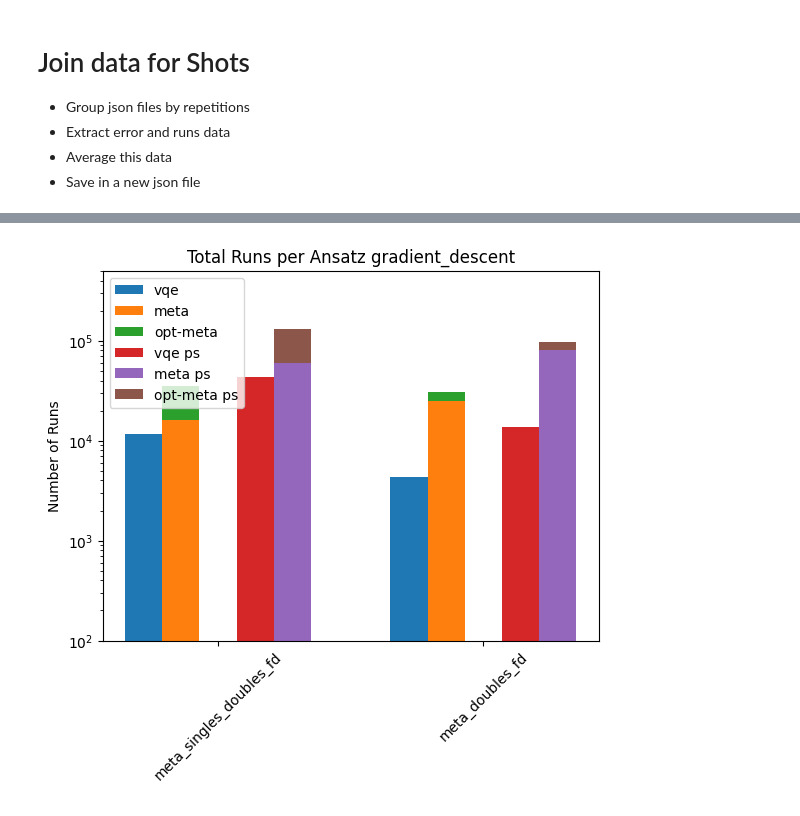
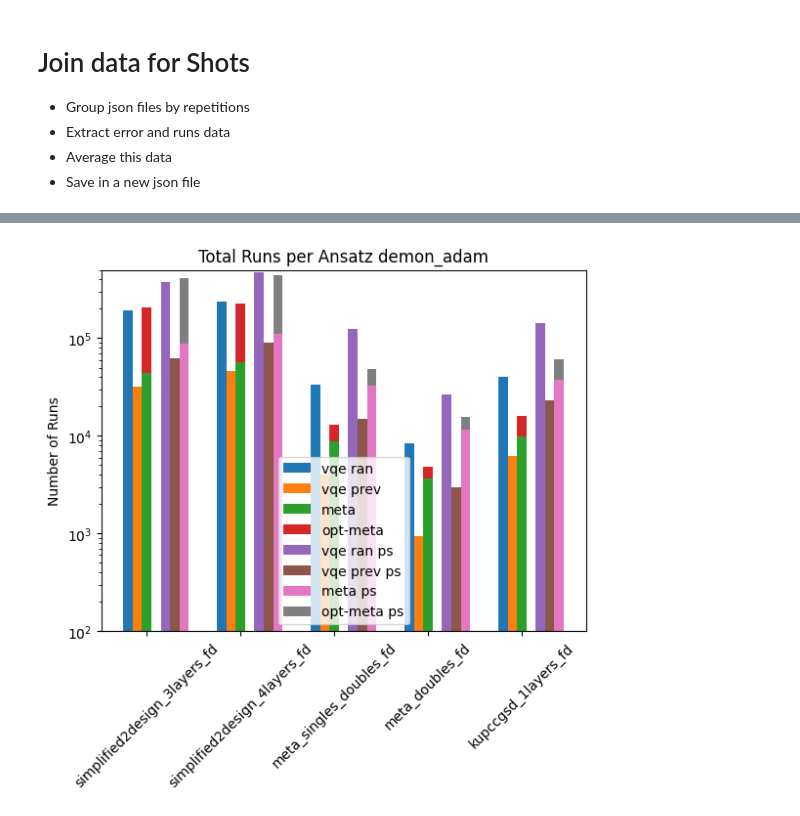
Before and after one commit to sergioandrescs/meta-VQE-pennylane, a Jupyter notebook: catalyst/exp_runs/join_data_plots.ipynb, the cells around one changed output, grey strips where cells are left out. Cells and saved outputs as stored; diff of their text form; code cells hidden in the pictures.

Commit message:
Add random VQE for comparison

```diff
--- a/catalyst/exp_runs/join_data_plots.ipynb
+++ b/catalyst/exp_runs/join_data_plots.ipynb
@@ -17,7 +17,7 @@ from sklearn.metrics import mean_squared_error
 
 
 optimizers = ["gradient_descent", "spsa", "adam", "demon_adam"]
-train_types= ['vqe','meta', 'opt_meta']
+train_types= ['vqe_random', 'vqe_previous','meta', 'opt_meta']
 
 with open('./h2_fci.json', 'r') as reader:
     # Read & print the entire file
@@ -38,6 +38,6 @@ print(len(f))
 # %%
 # Ordered by pairs - fd,ps
-main_groups = ["meta_singles_doubles_fd", "meta_singles_doubles_ps", "meta_doubles_fd", "meta_doubles_ps"]
+main_groups = ["simplified2design_3layers_fd", "simplified2design_3layers_ps", "simplified2design_4layers_fd", "simplified2design_4layers_ps","meta_singles_doubles_fd", "meta_singles_doubles_ps", "meta_doubles_fd", "meta_doubles_ps","kupccgsd_1layers_fd", "kupccgsd_1layers_ps"]
 # %%
 condensed_data = []
 
@@ -122,43 +132,47 @@ index_per_runs_plot_ps = [1,3]
 # %%
-opt_runs = optimizers[0]
+opt_runs = optimizers[3]
 
 fig, ax = plt.subplots()
 
-vqe_data = [condensed_data[idx][opt_runs]["runs"][0]*overheads_fd[count] for count,idx in enumerate(index_per_runs_plot_fd)]
-meta_runs = [condensed_data[idx][opt_runs]["runs"][1]*overheads_fd[count]*5 for count,idx in enumerate(index_per_runs_plot_fd)]
-opt_meta_data = [condensed_data[idx][opt_runs]["runs"][2]*overheads_fd[count] for count,idx in enumerate(index_per_runs_plot_fd)]
+vqe_ran_data = [condensed_data[idx][opt_runs]["runs"][0]*overheads_fd[count] for count,idx in enumerate(index_per_runs_plot_fd)]
+vqe_prev_data = [condensed_data[idx][opt_runs]["runs"][1]*overheads_fd[count] for count,idx in enumerate(index_per_runs_plot_fd)]
+meta_runs = [condensed_data[idx][opt_runs]["runs"][2]*overheads_fd[count]*5 for count,idx in enumerate(index_per_runs_plot_fd)]
+opt_meta_data = [condensed_data[idx][opt_runs]["runs"][3]*overheads_fd[count] for count,idx in enumerate(index_per_runs_plot_fd)]
 
-vqe_data_ps = [condensed_data[idx][opt_runs]["runs"][0]*overheads_ps[count] for count,idx in enumerate(index_per_runs_plot_ps)]
-meta_runs_ps = [condensed_data[idx][opt_runs]["runs"][1]*overheads_ps[count]*5 for count,idx in enumerate(index_per_runs_plot_ps)]
-opt_meta_data_ps = [condensed_data[idx][opt_runs]["runs"][2]*overheads_ps[count] for count,idx in enumerate(index_per_runs_plot_ps)]
+vqe_ran_data_ps = [condensed_data[idx][opt_runs]["runs"][0]*overheads_ps[count] for count,idx in enumerate(index_per_runs_plot_ps)]
+vqe_prev_data_ps = [condensed_data[idx][opt_runs]["runs"][1]*overheads_ps[count] for count,idx in enumerate(index_per_runs_plot_ps)]
+meta_runs_ps = [condensed_data[idx][opt_runs]["runs"][2]*overheads_ps[count]*5 for count,idx in enumerate(index_per_runs_plot_ps)]
+opt_meta_data_ps = [condensed_data[idx][opt_runs]["runs"][3]*overheads_ps[count] for count,idx in enumerate(index_per_runs_plot_ps)]
 
 
 
-ind = np.arange(len(vqe_data))
+ind = np.arange(len(vqe_ran_data))
 
-width = 0.14                    # the width of the bars
+width = 0.1                    # the width of the bars
 
 ax.set_ylabel('Number of Runs')
 ax.set_title(f'Total Runs per Ansatz {opt_runs}')
 xTickMarks = [main_groups[idx] for idx in index_per_runs_plot_fd]
 ax.set_xticks(ind+(2*width))
 xtickNames = ax.set_xticklabels(xTickMarks)
 plt.setp(xtickNames, rotation=45, fontsize=10)
 
 
-plt.bar(np.arange(len(vqe_data)), vqe_data, width=width, label = "vqe")
-plt.bar(np.arange(len(meta_runs))+ width, meta_runs, width=width, label="meta")
-plt.bar(np.arange(len(opt_meta_data))+ width, opt_meta_data, width=width, bottom= meta_runs, label="opt-meta")
+plt.bar(np.arange(len(vqe_ran_data)), vqe_ran_data, width=width, label = "vqe ran")
+plt.bar(np.arange(len(vqe_prev_data))+ width, vqe_prev_data, width=width, label = "vqe prev")
+plt.bar(np.arange(len(meta_runs))+ width*2, meta_runs, width=width, label="meta")
+plt.bar(np.arange(len(opt_meta_data))+ width*2, opt_meta_data, width=width, bottom= meta_runs, label="opt-meta")
 
-plt.bar(np.arange(len(vqe_data_ps))+ width*3, vqe_data_ps, width=width, label="vqe ps")
-plt.bar(np.arange(len(meta_runs_ps))+ width*4, meta_runs_ps, width=width, label="meta ps")
-plt.bar(np.arange(len(opt_meta_data_ps))+ width*4, opt_meta_data_ps, width=width, bottom= meta_runs_ps, label="opt-meta ps")
+plt.bar(np.arange(len(vqe_ran_data_ps))+ width*4, vqe_ran_data_ps, width=width, label="vqe ran ps")
+plt.bar(np.arange(len(vqe_prev_data_ps))+ width*5, vqe_prev_data_ps, width=width, label = "vqe prev ps")
+plt.bar(np.arange(len(meta_runs_ps))+ width*6, meta_runs_ps, width=width, label="meta ps")
+plt.bar(np.arange(len(opt_meta_data_ps))+ width*6, opt_meta_data_ps, width=width, bottom= meta_runs_ps, label="opt-meta ps")
 ax.legend()
 plt.yscale('log')
 plt.ylim(100, 500000)
 plt.show()
 # %% [output]
-[figure, old version]
+[figure, new version]
 # %%
 opt_runs = optimizers[3]
 
```
Also changed, not shown: parts of 5 cells of this notebook, 15 other files.
